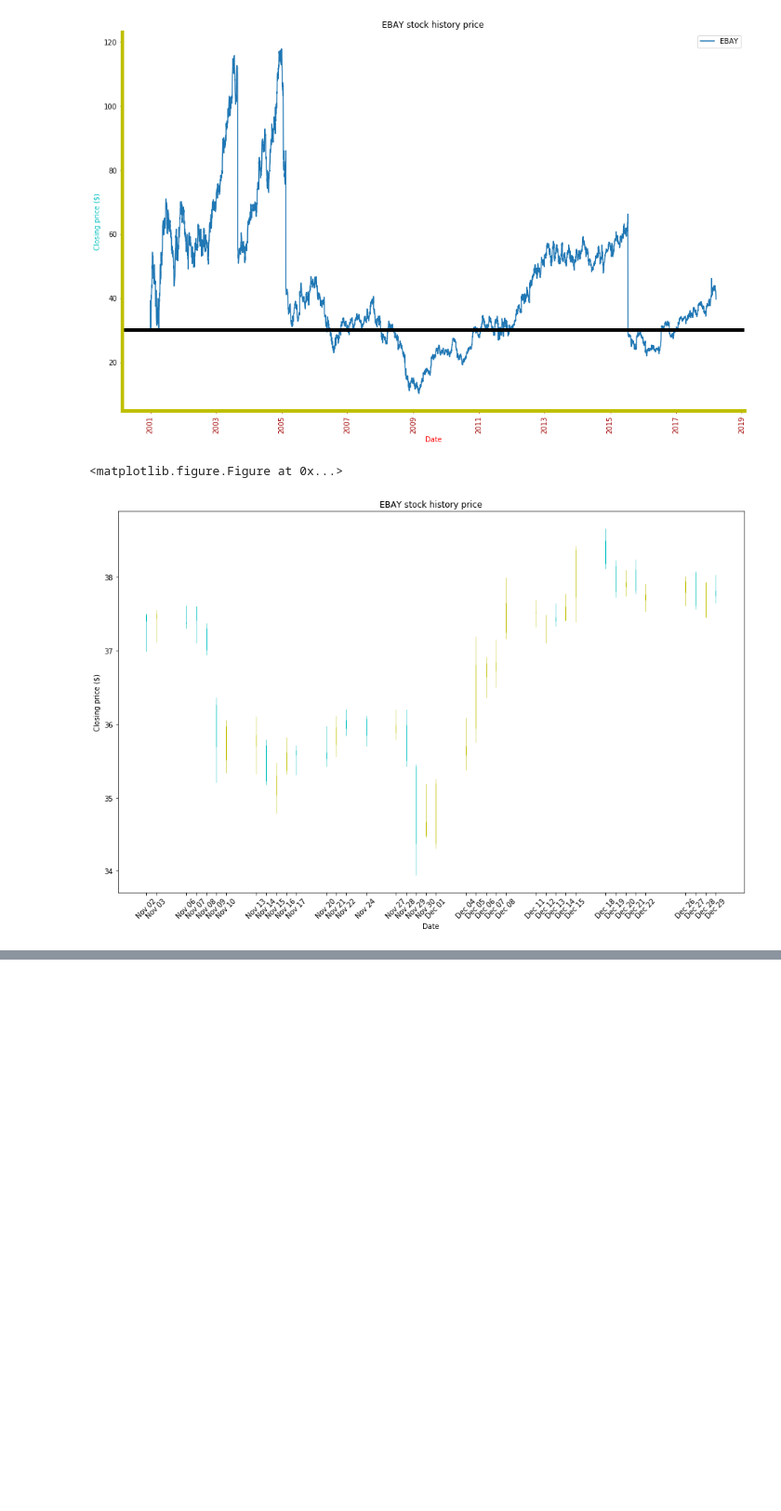
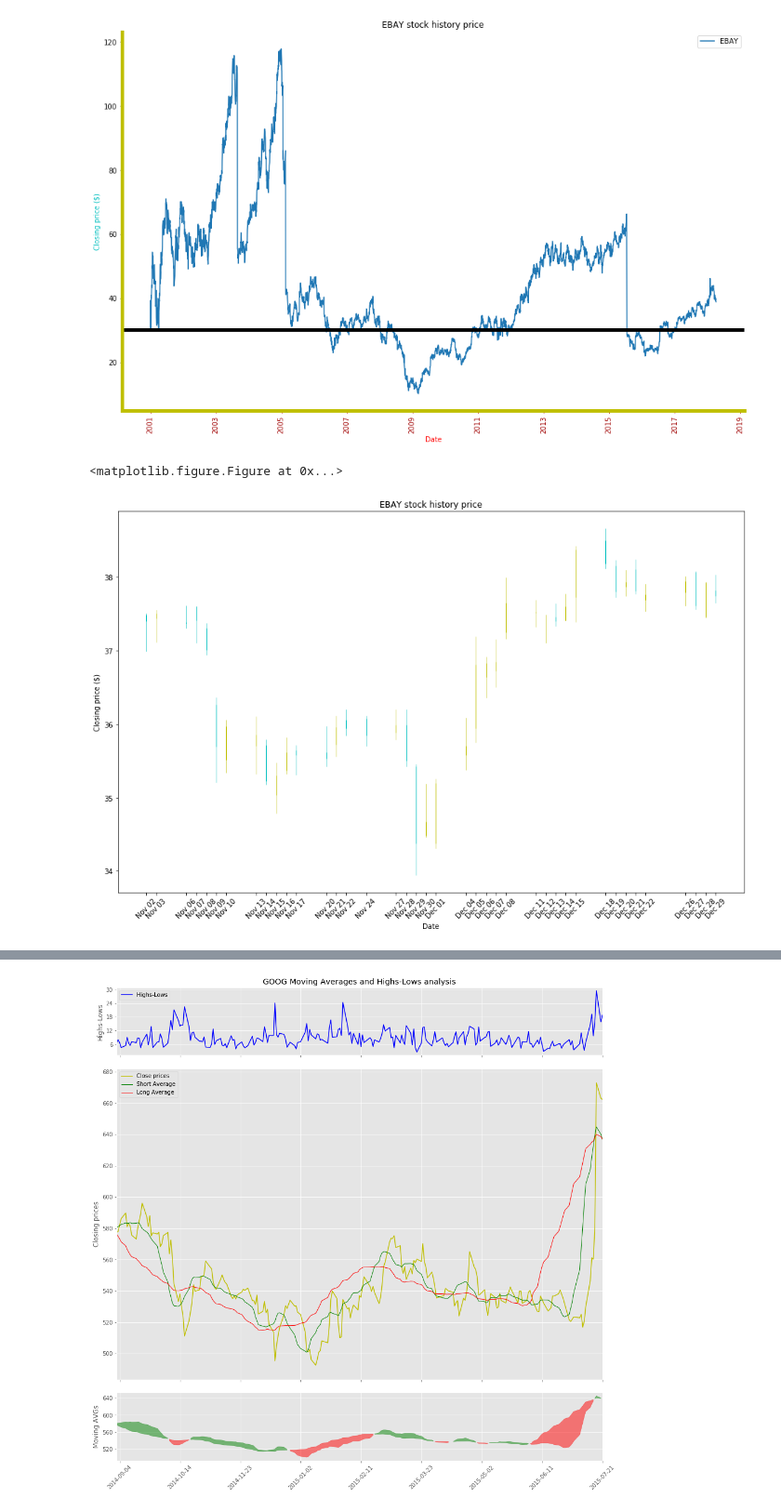
Before and after one commit to davidcampelo/data-science-tests, a Jupyter notebook: 5 - Matplotlib Stock prices visualization.ipynb, the cells around one changed output, grey strips where cells are left out. Shown at 93% size. Saved outputs shown, nothing was run; the diff lists cells and outputs as text; code cells hidden in the pictures; blank space fills up the shorter version.

```diff
--- a/5 - Matplotlib Stock prices visualization.ipynb
+++ b/5 - Matplotlib Stock prices visualization.ipynb
@@ -300,0 +269,89 @@ plt.show()
+# %%
+# Creating plots with moving averages (from scratch) and highs minuts lows prices
+
+
+# Moving averages function
+def moving_average(values, window):
+    weights = np.repeat(1.0, window)/window
+    smas = np.convolve(values, weights, 'valid')
+    return smas
+
+# Spread calc function
+def high_minus_low(highs, lows):
+    return highs-lows
+
+
+stocks_code='GOOG'
+stocks = get_stocks_history(stocks_code, '2014-09-01', '2015-09-01')
+
+dates = stocks.index
+closep = stocks['close'].values
+highp  = stocks['high'].values
+lowp   = stocks['low'].values
+MOVING_AVERAGE1 = 10  # week
+MOVING_AVERAGE2 = 30 # month
+
+short_averages = moving_average(closep, MOVING_AVERAGE1)
+long_averages = moving_average(closep, MOVING_AVERAGE2)
+start_date = len(dates[MOVING_AVERAGE2 - 1:])
+
+highs_lows = list(map(high_minus_low, highp, lowp)) # Creating a new list with a function !!!
+
+# Clear matplotlib canvas and apply style
+plt.clf()
+style.use('ggplot')
+
+# Create figure to set canvas size
+fig = plt.figure(figsize=(16,16))
+
+# Create axes
+
+ax1 = plt.subplot2grid((6,1), (0,0), rowspan=1, colspan=1)
+plt.title(stocks_code+' Moving Averages and Highs-Lows analysis')
+plt.ylabel('Highs-Lows')
+ax2 = plt.subplot2grid((6,1), (1,0), rowspan=4, colspan=1, sharex=ax1)
+plt.ylabel('Closing prices')
+ax3 = plt.subplot2grid((6,1), (5,0), rowspan=1, colspan=1, sharex=ax1)
+plt.ylabel('Moving AVGs')
+
+# Plot spreads
+ax1.plot_date(dates[-start_date:], highs_lows[-start_date:],'-', label='Highs-Lows', color='b')
+# Setting the amount of markers to 10
+ax1.yaxis.set_major_locator(mticker.MaxNLocator(nbins=5, prune='lower'))
+
+# Plot close prices
+ax2.plot(dates[-start_date:], closep[-start_date:], label='Close prices', color='y')
+ax2.yaxis.set_major_locator(mticker.MaxNLocator(nbins=10, prune='lower'))
+
+# Plot moving average proces
+ax2.plot(dates[-start_date:], short_averages[-start_date:], label='Short Average', linewidth=1, color='g')
+ax2.plot(dates[-start_date:], long_averages[-start_date:], label='Long Average', linewidth=1, color='r')
+ax3.yaxis.set_major_locator(mticker.MaxNLocator(nbins=5, prune='lower'))
+
+# When the short average passes up the long average it is a sign of buying (?): green
+# When the short average gioes down it is a sign of selling (?): red
+ax3.fill_between(dates[-start_date:], long_averages[-start_date:], short_averages[-start_date:],
+                 where=(short_averages[-start_date:] < long_averages[-start_date:]),
+                 facecolor='r', edgecolor='r', alpha=0.5)
+ax3.fill_between(dates[-start_date:], long_averages[-start_date:], short_averages[-start_date:],
+                 where=(short_averages[-start_date:] > long_averages[-start_date:]),
+                 facecolor='g', edgecolor='g', alpha=0.5)
+
+# hiding ax1-x and ax1-x labels
+plt.setp(ax1.get_xticklabels(), visible=False)
+plt.setp(ax2.get_xticklabels(), visible=False)
+
+# rotating and formatting ax3-x labels
+for label in ax3.xaxis.get_ticklabels():
+    label.set_rotation(45)
+ax3.xaxis.set_major_formatter(mdates.DateFormatter('%Y-%m-%d'))
+ax3.xaxis.set_major_locator(mticker.MaxNLocator(10))
+
+# Show legend
+ax1.legend()
+ax2.legend()
+ax3.legend()
+
+plt.margins(x=0)
+plt.show()
+# %% [output]
@@ -300,0 +359 @@ plt.show()
+[figure, added]
```
Also changed, not shown: parts of 6 cells of this notebook.
